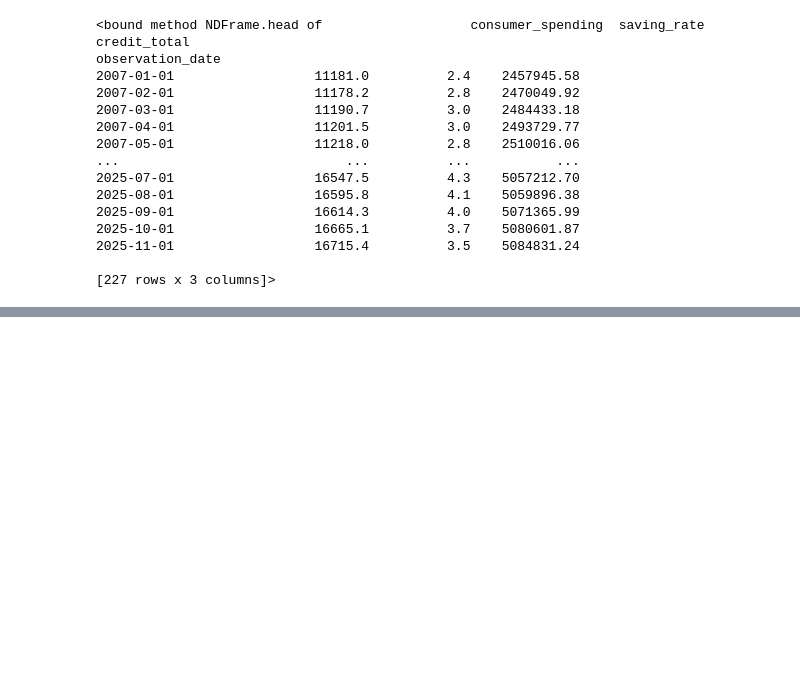
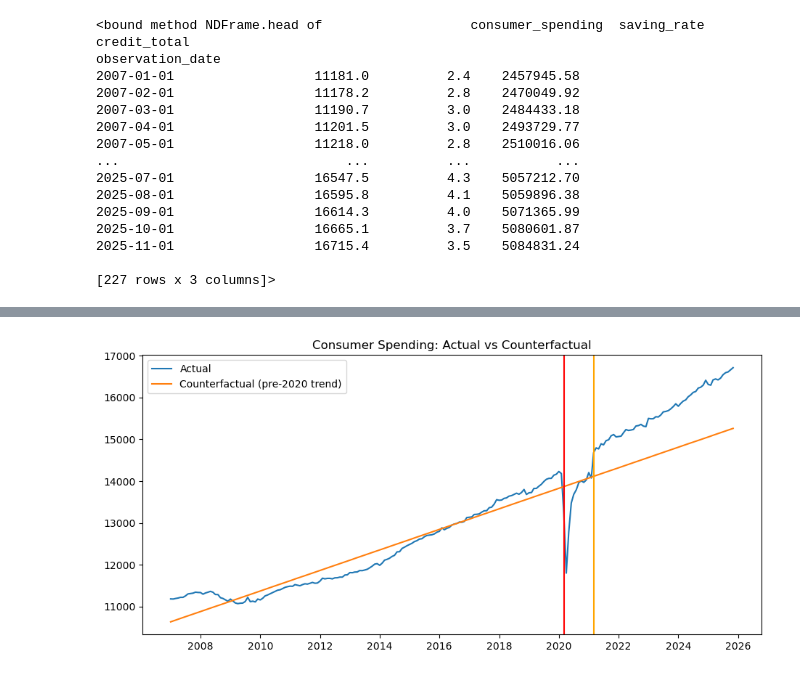
Before and after one commit to Mendelosdoba/tripleten-datajam-feb-2026, a Jupyter notebook: data.ipynb, the cells around one changed output, grey strips where cells are left out. Drawn from its saved outputs; the diff is of its cells as text; code cells hidden in the pictures; blank space fills up the shorter version.

```diff
--- a/data.ipynb
+++ b/data.ipynb
@@ -68,0 +95,29 @@ plot_series("credit_total", "Consumer Credit (Level)")
+# %%
+train = df[df.index < covid_start].copy()
+test  = df[df.index >= covid_start].copy()
+
+# Create numeric time feature from dates (months since start)
+start_date = df.index.min()
+time_months_all = ((df.index.year - start_date.year) * 12 + (df.index.month - start_date.month)).to_numpy().reshape(-1, 1)
+# print(time_months_all)
+# # Same feature but for train only
+time_months_train = time_months_all[df.index < covid_start]
+
+# Fit model on pre-COVID spending trend
+model = LinearRegression()
+model.fit(time_months_train, train["consumer_spending"])
+
+# Predict counterfactual for entire timeline
+df["spending_pred"] = model.predict(time_months_all)
+
+# Plot actual vs counterfactual
+plt.figure(figsize=(11, 5))
+plt.plot(df.index, df["consumer_spending"], label="Actual")
+plt.plot(df.index, df["spending_pred"], label="Counterfactual (pre-2020 trend)")
+plt.axvline(covid_start, color="red")
+plt.axvline(inflation_start, color="orange")
+plt.legend()
+plt.title("Consumer Spending: Actual vs Counterfactual")
+plt.show()
+# %% [output]
+[figure, added]
```
Also changed, not shown: parts of 4 cells of this notebook.
